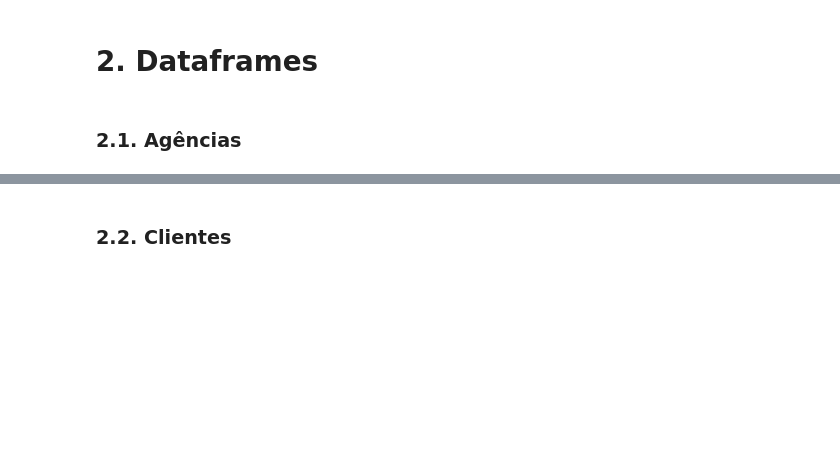
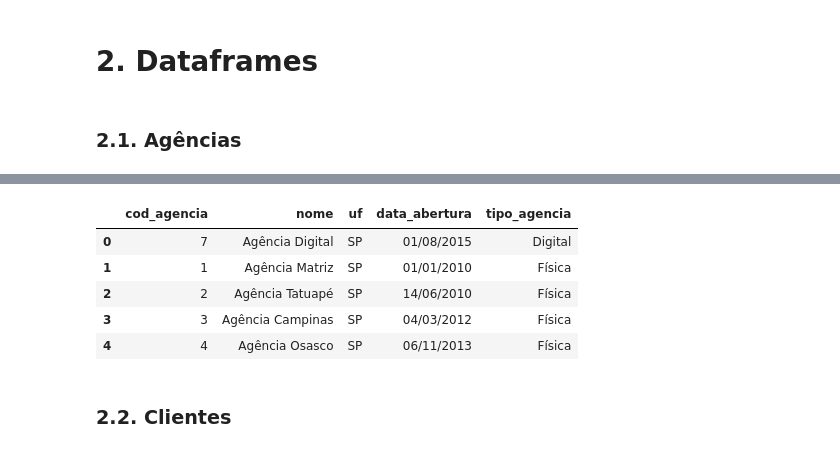
Before and after one commit to caiombribeiro/lighthouse_estudo, a Jupyter notebook: consulta_planilhas.IPYNB, the cells around one changed output, grey strips where cells are left out. Cells and saved outputs as stored; diff of their text form; code cells hidden in the pictures; blank space fills up the shorter version.

```diff
--- a/consulta_planilhas.IPYNB
+++ b/consulta_planilhas.IPYNB
@@ -135,6 +135,17 @@ agencias_df.head(12)
 | 7 | 8 | Agência Jardins | Av. Brg. Faria Lima, 2491 - Jardi... | São Paulo | SP | 09/01/2018 | Física |
 | 8 | 9 | Agência Florianópolis | Av. Jorn. Rubéns de Arruda Ramos,... | Florianópolis | SC | 09/10/2019 | Física |
 | 9 | 10 | Agência Recife | Av. Conselheiro Aguiar, 4432 - Bo... | Recife | PE | 09/10/2021 | Física |
+# %%
+# Selecção das colunas de interesse
+agencias_df = agencias_df[["cod_agencia","nome","uf","data_abertura","tipo_agencia"]]
+agencias_df.head(5)
+# %% [output]
+|  | cod_agencia | nome | uf | data_abertura | tipo_agencia |
+| 0 | 7 | Agência Digital | SP | 01/08/2015 | Digital |
+| 1 | 1 | Agência Matriz | SP | 01/01/2010 | Física |
+| 2 | 2 | Agência Tatuapé | SP | 14/06/2010 | Física |
+| 3 | 3 | Agência Campinas | SP | 04/03/2012 | Física |
+| 4 | 4 | Agência Osasco | SP | 06/11/2013 | Física |
 # %%
 # Exportação do arquivo em formato Excel
 agencias_df.to_excel("./excel/agencias.xlsx",index=False)
```
Also changed, not shown: parts of 2 cells of this notebook, 10 other files.
